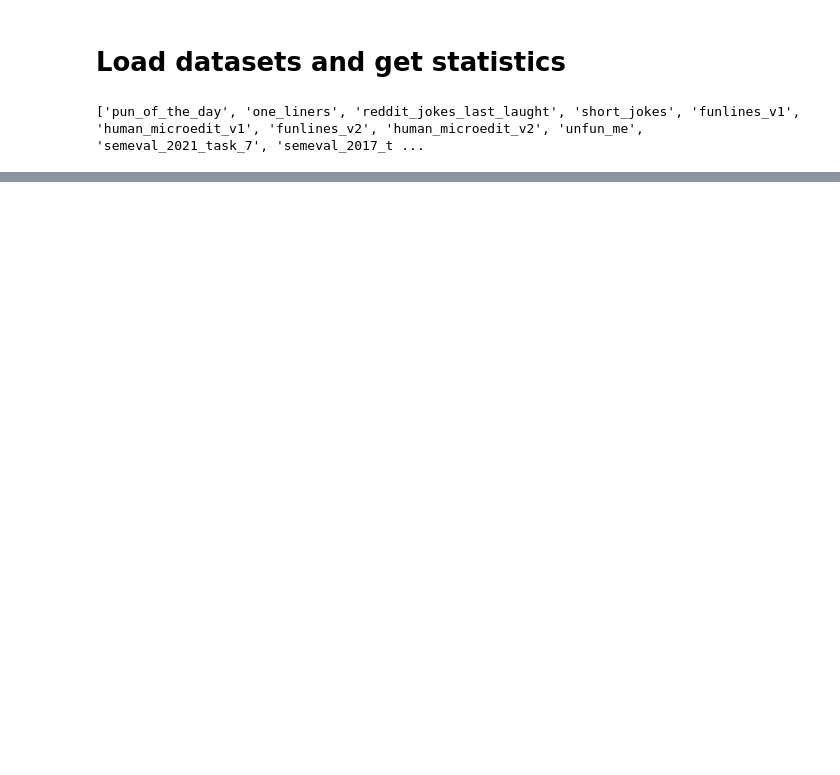
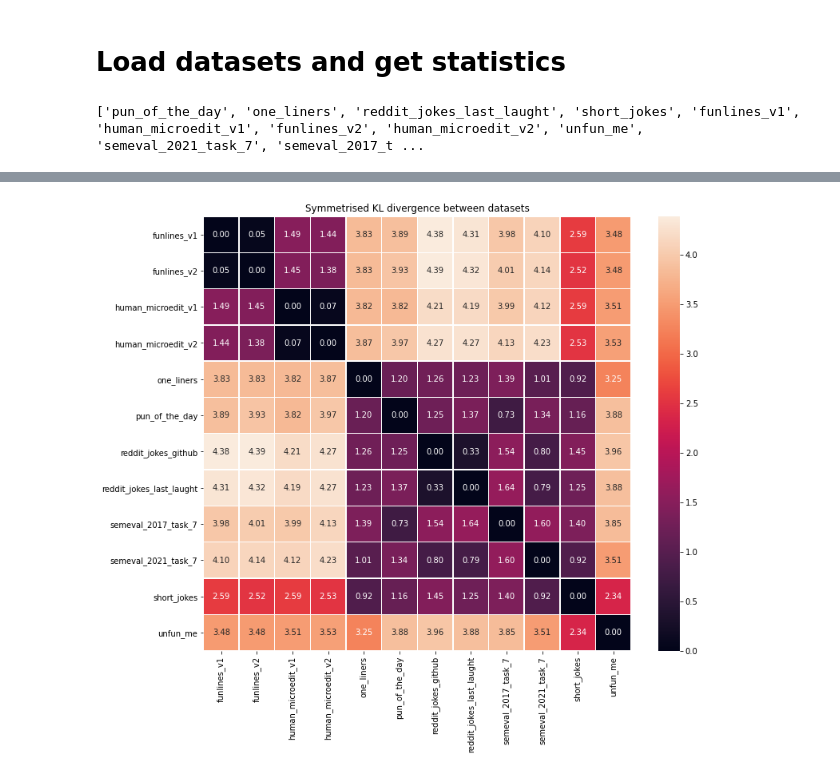
Before and after one commit to Humor-Research/hri_tools, a Jupyter notebook: example.ipynb, the cells around one changed output, grey strips where cells are left out. Drawn from its saved outputs; the diff is of its cells as text; code cells hidden in the pictures; blank space fills up the shorter version.

Commit message:
feat: added vocab and divergence calculate

```diff
--- a/example.ipynb
+++ b/example.ipynb
@@ -58,3 +48,3 @@ for i in range(len(all_data)):
 # %%
-for i in range(len(all_data)):
-    all_data[i].print_positive_sample()
+# for i in range(len(all_data)):
+#     all_data[i].print_positive_sample()
@@ -78,0 +53,6 @@ for i in range(len(all_data)):
+# %%
+for i in range(len(all_data)):
+    all_data[i].run_preprocessing()
+
+for i in range(len(all_data)):
+    all_data[i].build_vocab()
@@ -78,0 +67,18 @@ for i in range(len(all_data)):
+# %%
+symmetrised_kl_divergence = list()
+jensen_shannon_divergence = list()
+
+for i in range(len(all_data)):
+    for j in range(len(all_data)):
+        result = calc_divergence(all_data[i], all_data[j])
+        symmetrised_kl_divergence.append(
+            (all_data[i].name, all_data[j].name, result['Symmetrised KL divergence'])
+        )
+
+        jensen_shannon_divergence.append(
+            (all_data[i].name, all_data[j].name, result['Jensen–Shannon divergence'])
+        )
+# %%
+df_stat = pd.DataFrame(symmetrised_kl_divergence, columns =['Dataset_x', 'Dataset_y', 'Score'])
+df_stat_pivot_symmetrised_kl = df_stat.pivot('Dataset_x', 'Dataset_y','Score')
+df_stat_pivot_symmetrised_kl = df_stat_pivot_symmetrised_kl.reindex(sorted(df_stat_pivot_symmetrised_kl.columns), axis=1)
@@ -78,0 +123,8 @@ for i in range(len(all_data)):
+# %%
+fig, ax = plt.subplots(figsize=(12,10))
+sns.heatmap(df_stat_pivot_symmetrised_kl, annot=True, fmt=".2f", ax=ax, linewidth=.5)
+ax.set(xlabel="", ylabel="")
+plt.title('Symmetrised KL divergence between datasets')
+plt.savefig('Symmetrised KL divergence between datasets.png')
+# %% [output]
+[figure, added]
```
Also changed, not shown: parts of 16 cells of this notebook, 6 other files.
